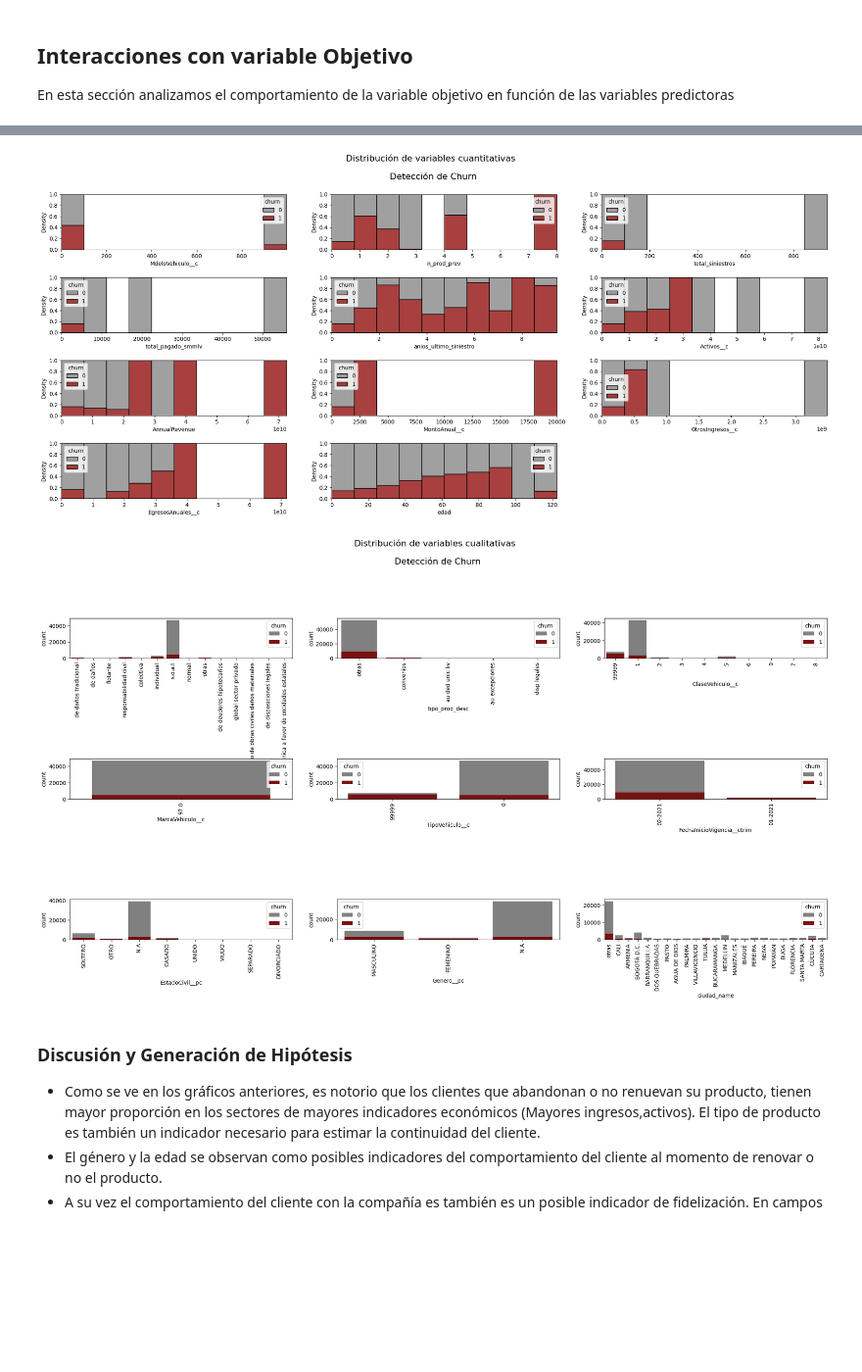
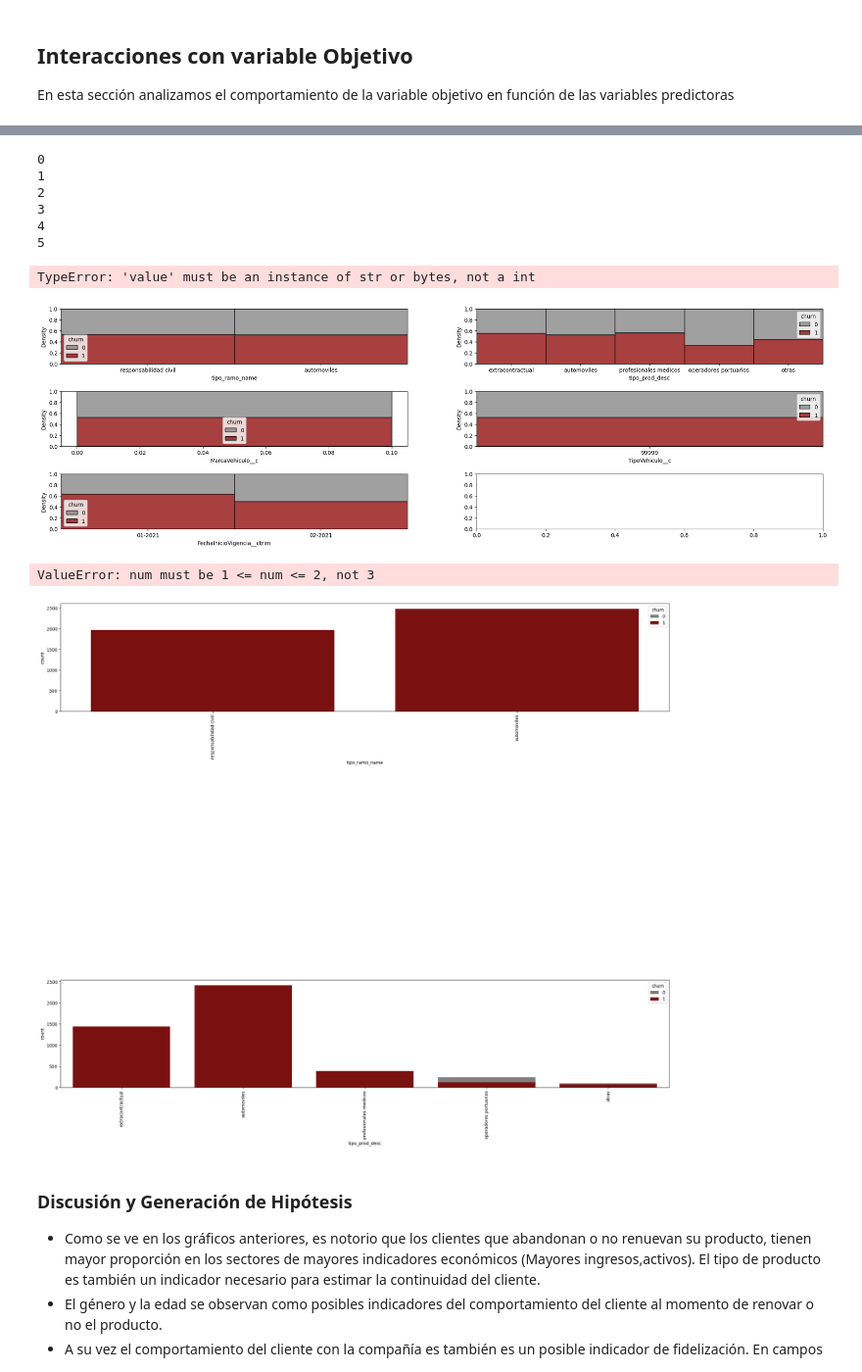
Before and after one commit to statscol/churn-pv-mvp, a Jupyter notebook: 02-Integración_de_data_y_analisis_exploratorio.ipynb, the cells around one changed output, grey strips where cells are left out. Shown at 98% size. Cells and saved outputs as stored; diff of their text form; code cells hidden in the pictures; blank space fills up the shorter version.

```diff
--- a/02-Integración_de_data_y_analisis_exploratorio.ipynb
+++ b/02-Integración_de_data_y_analisis_exploratorio.ipynb
@@ -102,5 +102,5 @@ reporte.to_file("reporte_churn.html")
 En esta sección analizamos el comportamiento de la variable objetivo en función de las variables predictoras
 # %%
 #crear lista con nombres de columnas tipo numérico y tipo cadena(string)
-num_cols=[i for i in churn_data.columns.values.tolist() if churn_data[i].dtype!="O" and i not in ['churn','Profesion__pc','Asegurado__c','CodigoTipoAsegurado__c','PuntoVenta__c','RamoTecnico__c','Tipo_poliza_c']]
-str_cols=[i for i in churn_data.columns.values.tolist() if churn_data[i].dtype not in ["int32","float","int64"] and i not in ['churn','NumeroPoliza__c','Producto__c','Asegurado__c','CodigoTipoAsegurado__c','PuntoVenta__c','RamoTecnico__c','Tipo_poliza_c']]
+num_cols=[i for i in churn_data.columns.values.tolist() if churn_data[i].dtype!="O" and i not in ['churn','Profesion__pc','MdeloVehiculo__c','Asegurado__c','CodigoTipoAsegurado__c','PuntoVenta__c','RamoTecnico__c','Tipo_poliza_c']]
+str_cols=[i for i in churn_data.columns.values.tolist() if churn_data[i].dtype not in ["int32","float","int64"] and i not in ['churn','MarcaVehiculo__c','NumeroPoliza__c','TipoVehiculo__c','ClaseVehiculo__c','Producto__c','Asegurado__c','CodigoTipoAsegurado__c','PuntoVenta__c','RamoTecnico__c','Tipo_poliza_c','FechaInicioVigencia__ctrim']]
@@ -107,23 +132,31 @@ str_cols=[i for i in churn_data.columns.values.tolist() if churn_data[i].dtype n
 # %%
 fig = plt.figure(figsize=(25, 10))
-size_grid=int(len(num_cols)/2)  if len(num_cols)%2==0 else int((len(str_cols)/2)+1)
-for idx,col in enumerate(num_cols):
+for idx,col in enumerate(str_cols):
+    print(idx)
     aux_data=churn_data[['churn',col]].fillna(0)
-    ax=fig.add_subplot(4,3,idx+1)
+    ax=fig.add_subplot(4,2,idx+1)
     plt.subplots_adjust(hspace = 0.5)
     sns.histplot(x=col,hue="churn",data=aux_data,ax=ax,multiple="fill",stat="density",bins=10,palette={0:'gray',1:'darkred'})
 
 
 fig.suptitle("Distribución de variables cuantitativas \n \n Detección de Churn",size=16);
 # %% [output]
+0
+1
+2
+3
+4
+5
+TypeError: 'value' must be an instance of str or bytes, not a int
-[figure, old version]
+[figure, new version]
 # %%
 fig = plt.figure(figsize=(25, 20))
 fig.tight_layout()
-size_grid=int(len(str_cols)/2)  if len(str_cols)%2==0 else int((len(str_cols)/2)+1)
+#size_grid=int(len(str_cols)/2)  if len(str_cols)%2==0 else int((len(str_cols)/2)+1)
+size_grid=2
 for idx,col in enumerate(str_cols):
     aux_data=churn_data[['churn',col]].fillna("Nulo")
-    ax=fig.add_subplot(size_grid,3,idx+1)
+    ax=fig.add_subplot(size_grid,1,idx+1)
     plt.subplots_adjust(hspace = 2.5)
     sns.countplot(x=col,hue="churn",dodge=False,data=churn_data,ax=ax,palette={0:'gray',1:'darkred'})
     plt.xticks(rotation=90);
@@ -132,7 +165,8 @@ for idx,col in enumerate(str_cols):
 
 fig.suptitle("Distribución de variables cualitativas \n \n Detección de Churn",size=16);
 # %% [output]
+ValueError: num must be 1 <= num <= 2, not 3
-[figure, old version]
+[figure, new version]
 # %% [markdown]
 ### Discusión y Generación de Hipótesis
 
```
Also changed, not shown: parts of 7 cells of this notebook, 1 other file.
